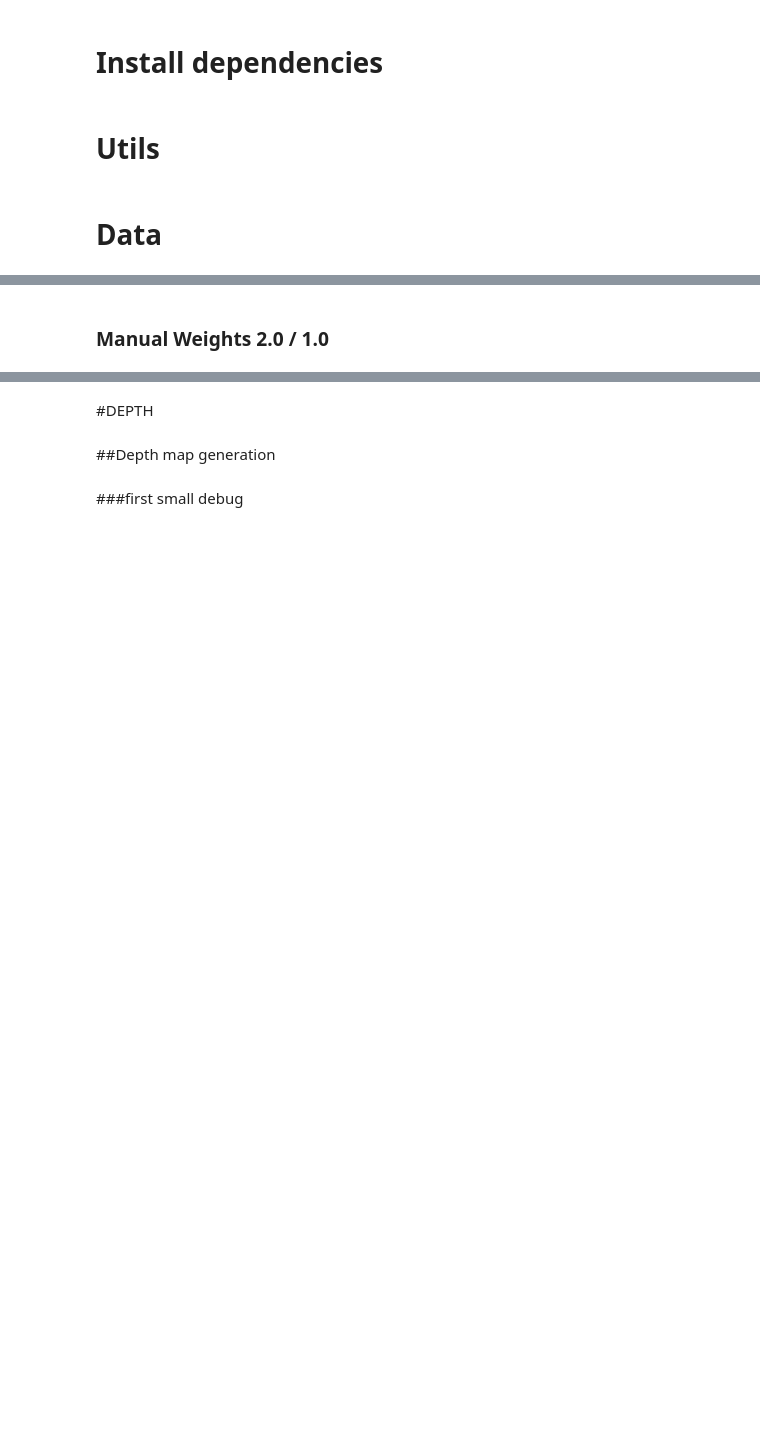
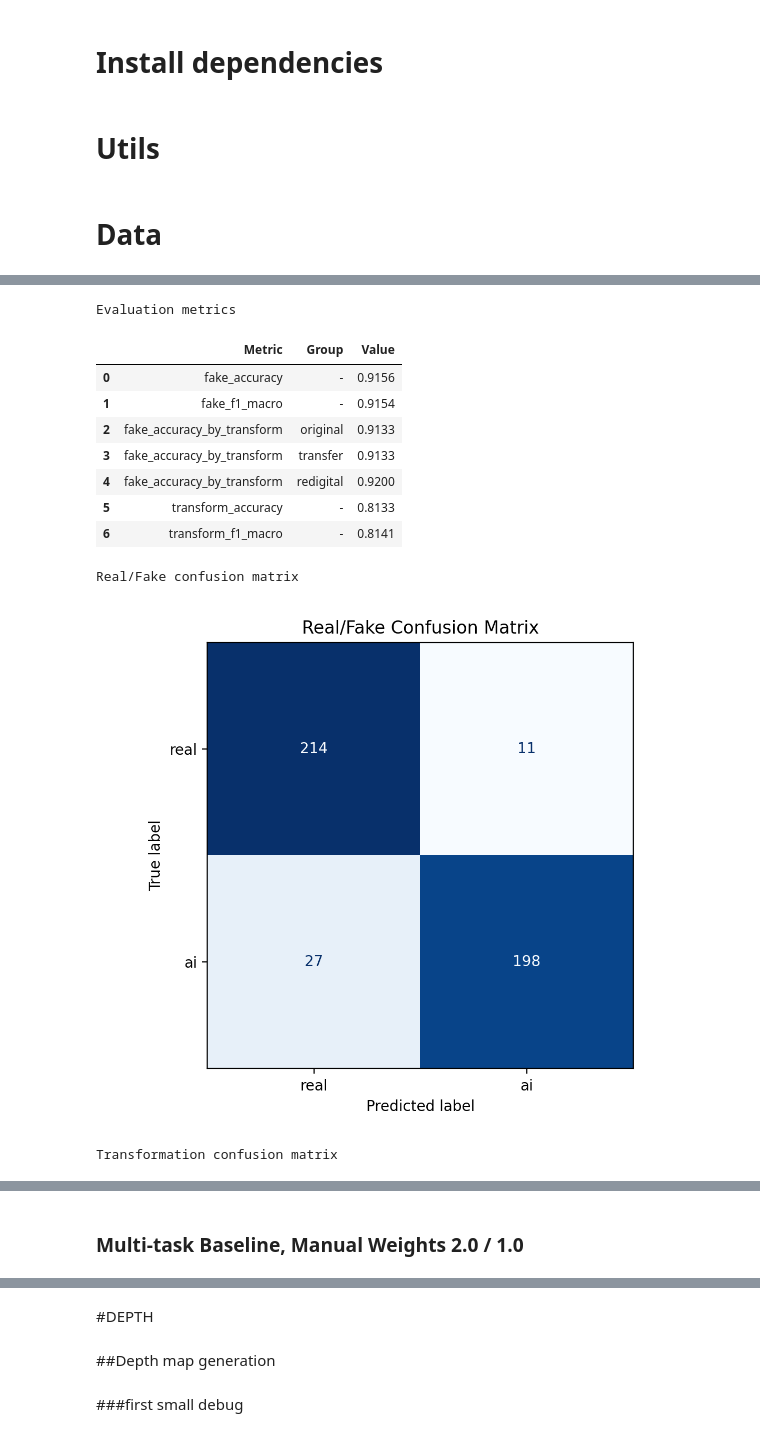
Before and after one commit to Alessandro-json/AI_PostProcessing_Detection, a Jupyter notebook: notebook.ipynb, the cells around one changed output, grey strips where cells are left out. Drawn from its saved outputs; the diff is of its cells as text; code cells hidden in the pictures; blank space fills up the shorter version.

```diff
--- a/notebook.ipynb
+++ b/notebook.ipynb
@@ -244,0 +548,15 @@ Epoch 8/10
+# %%
+show_evaluation_outputs("results/rgb_multitask_1_2")
+# %% [output]
+Evaluation metrics
+|  | Metric | Group | Value |
+| 0 | fake_accuracy | - | 0.9156 |
+| 1 | fake_f1_macro | - | 0.9154 |
+| 2 | fake_accuracy_by_transform | original | 0.9133 |
+| 3 | fake_accuracy_by_transform | transfer | 0.9133 |
+| 4 | fake_accuracy_by_transform | redigital | 0.9200 |
+| 5 | transform_accuracy | - | 0.8133 |
+| 6 | transform_f1_macro | - | 0.8141 |
+Real/Fake confusion matrix
+[figure, added]
+Transformation confusion matrix
@@ -245,5 +564,5 @@ Epoch 8/10
 # %% [markdown]
-### Manual Weights 2.0 / 1.0
+### Multi-task Baseline, Manual Weights 2.0 / 1.0
 # %%
 # Train the joint RGB multi-task baseline with weights 2 1.
 !python src/train_RGB.py \
```
Also changed, not shown: parts of 38 cells of this notebook.
